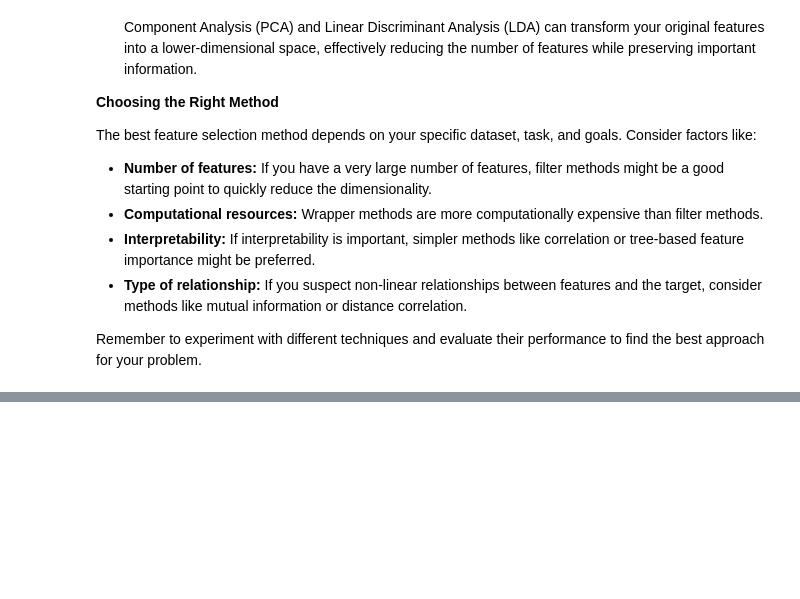
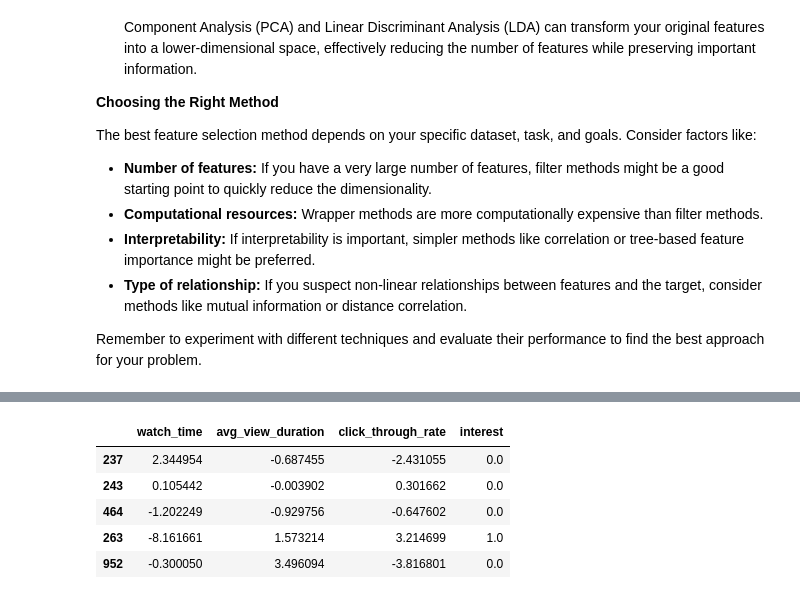
Before and after one commit to gitmystuff/DSChunks, a Jupyter notebook: Feature_Selection_Methods.ipynb, the cells around one changed output, grey strips where cells are left out. Drawn from its saved outputs; the diff is of its cells as text; code cells hidden in the pictures; blank space fills up the shorter version.

```diff
--- a/Feature_Selection_Methods.ipynb
+++ b/Feature_Selection_Methods.ipynb
@@ -266,0 +618,13 @@ Remember to experiment with different techniques and evaluate their performance
+# %%
+new_column_names = {rfi[0]: 'watch_time', rfi[1]: 'avg_view_duration', rfi[2]: 'click_through_rate', rfi[3]: 'interest'}
+X_train.rename(columns=new_column_names, inplace=True)
+X_test.rename(columns=new_column_names, inplace=True)
+features_to_model = list(new_column_names.values())
+X_train[features_to_model].head()
+# %% [output]
+|  | watch_time | avg_view_duration | click_through_rate | interest |
+| 237 | 2.344954 | -0.687455 | -2.431055 | 0.0 |
+| 243 | 0.105442 | -0.003902 | 0.301662 | 0.0 |
+| 464 | -1.202249 | -0.929756 | -0.647602 | 0.0 |
+| 263 | -8.161661 | 1.573214 | 3.214699 | 1.0 |
+| 952 | -0.300050 | 3.496094 | -3.816801 | 0.0 |
```
Also changed, not shown: parts of 32 cells of this notebook.
